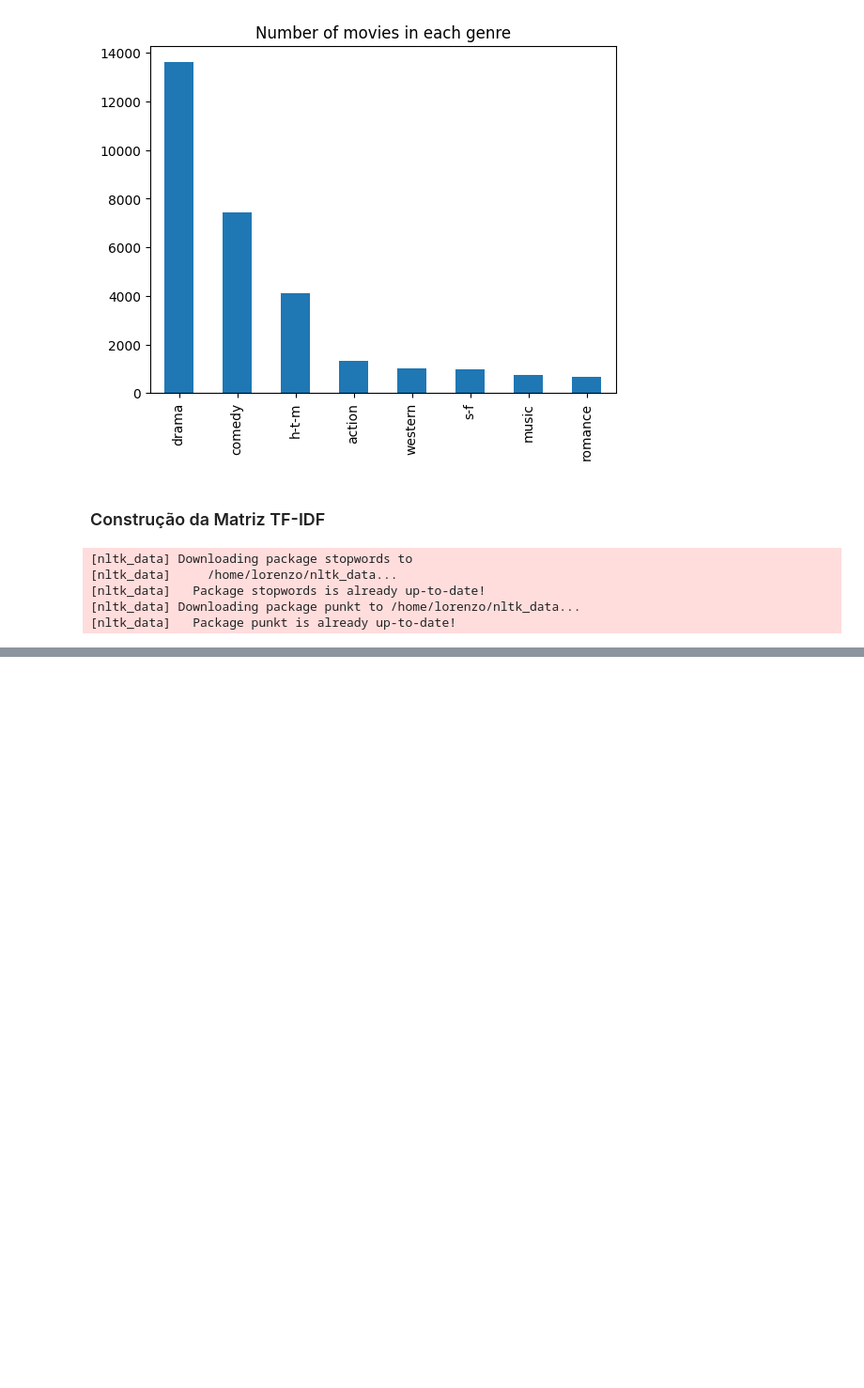
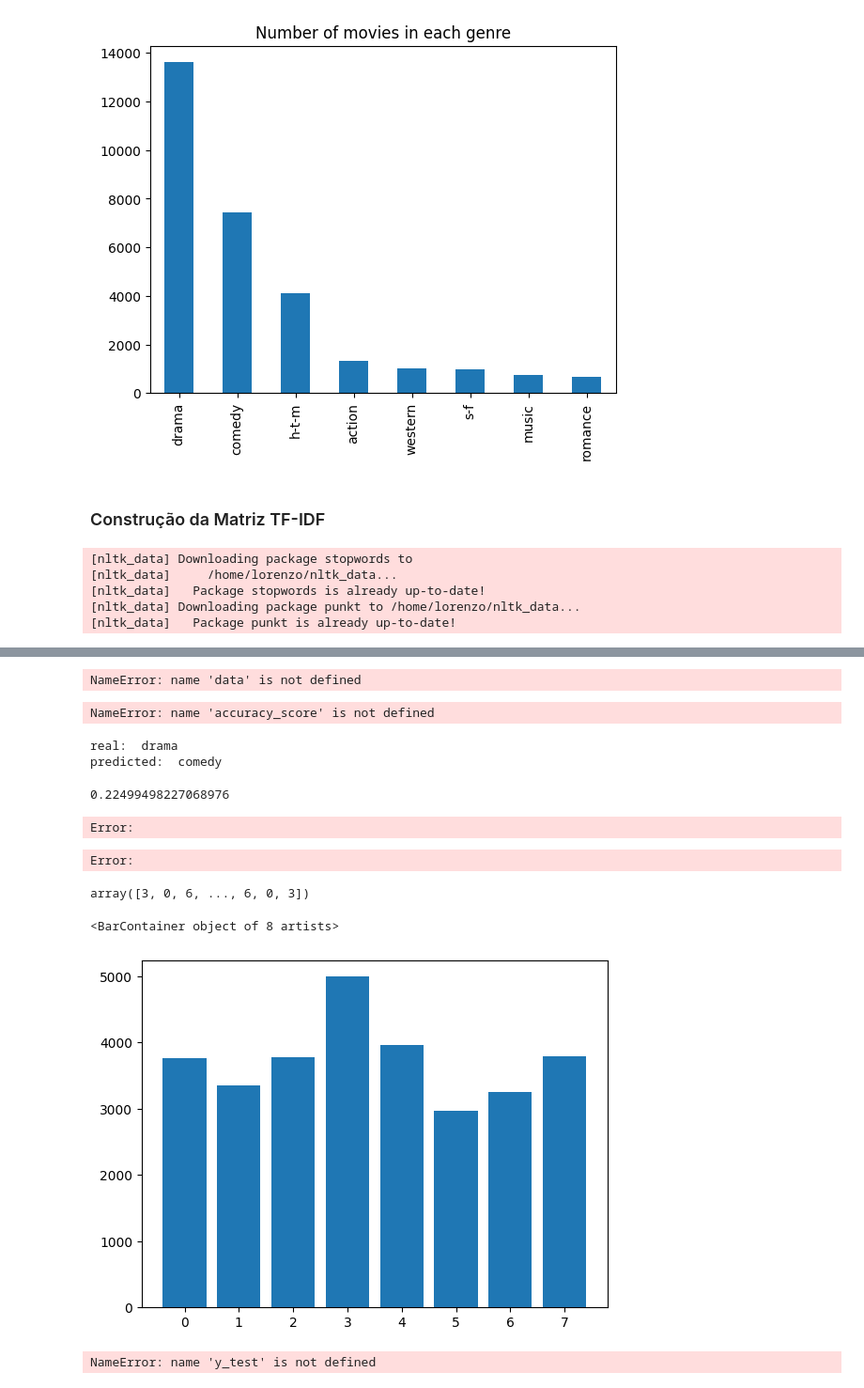
Before and after one commit to Brunu-Mene/ICienciaDados_T1, a Jupyter notebook: Trabalho_Pratico.ipynb, the cells around one changed output, grey strips where cells are left out. Shown: that part at 94% size. Drawn from its saved outputs; the diff is of its cells as text; code cells hidden in the pictures; blank space fills up the shorter version.

```diff
--- a/Trabalho_Pratico.ipynb
+++ b/Trabalho_Pratico.ipynb
@@ -131,0 +202,5 @@ MemoryError: Unable to allocate 16.4 GiB for an array with shape (29894, 73439)
+# %%
+#match the predicted genre with the real genre and plot the confusion matrix
+real_values = data['genre'].value_counts().sort_values(ascending=False)
+# %% [output]
+NameError: name 'data' is not defined
@@ -131,0 +211,59 @@ MemoryError: Unable to allocate 16.4 GiB for an array with shape (29894, 73439)
+# %%
+from sklearn.metrics import accuracy_score
+
+accuracy_score(comedy_drama['genre'], y_predicted)
+# %% [output]
+NameError: name 'accuracy_score' is not defined
+# %%
+sample = data.sample(1)
+print("real: ", sample['genre'].values[0])
+print("predicted: ", mapeamento[kmeans.predict(X_svd[sample.index])[0]])
+# %% [output]
+real:  drama
+predicted:  comedy
+# %%
+#check accurarcy from y_predicted and real_values
+from sklearn.metrics import accuracy_score
+accuracy_score(data['genre'], y_predicted)
+# %% [output]
+0.22499498227068976
+# %%
+import scipy.cluster
+import scipy.cluster.hierarchy as hierarchy
+Z = hierarchy.linkage(X_svd, method='single')
+hierarchy.dendrogram(Z, color_threshold=0.3)
+# %% [output]
+Error:
+Error:
+# %%
+#cluster using gaussian mixture model
+from sklearn.mixture import GaussianMixture
+gmm = GaussianMixture(n_components=8, random_state=42)
+gmm.fit(X_svd)
+y_pred = gmm.predict(X_svd)
+
+y_pred
+# %% [output]
+array([3, 0, 6, ..., 6, 0, 3])
+# %%
+unique, counts = np.unique(y_pred, return_counts=True)
+
+plt.bar(unique, counts)
+# %% [output]
+<BarContainer object of 8 artists>
+[figure, added]
+# %%
+#plot confusion matrix
+from sklearn.metrics import confusion_matrix
+import seaborn as sns
+import matplotlib.pyplot as plt
+
+cm = confusion_matrix(y_test, y_pred)
+fig, ax = plt.subplots(figsize=(10,10))
+sns.heatmap(cm, annot=True, fmt='d',
+            xticklabels=data['genre'].unique(), yticklabels=data['genre'].unique())
+plt.ylabel('Actual')
+plt.xlabel('Predicted')
+plt.show()
+# %% [output]
+NameError: name 'y_test' is not defined
```
Also changed, not shown: parts of 24 cells of this notebook, 3 other files.
